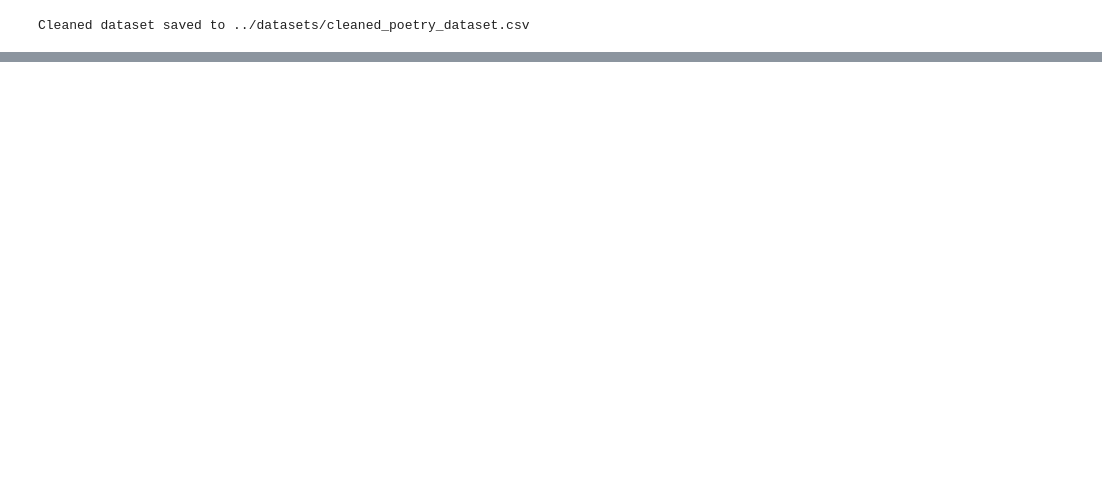
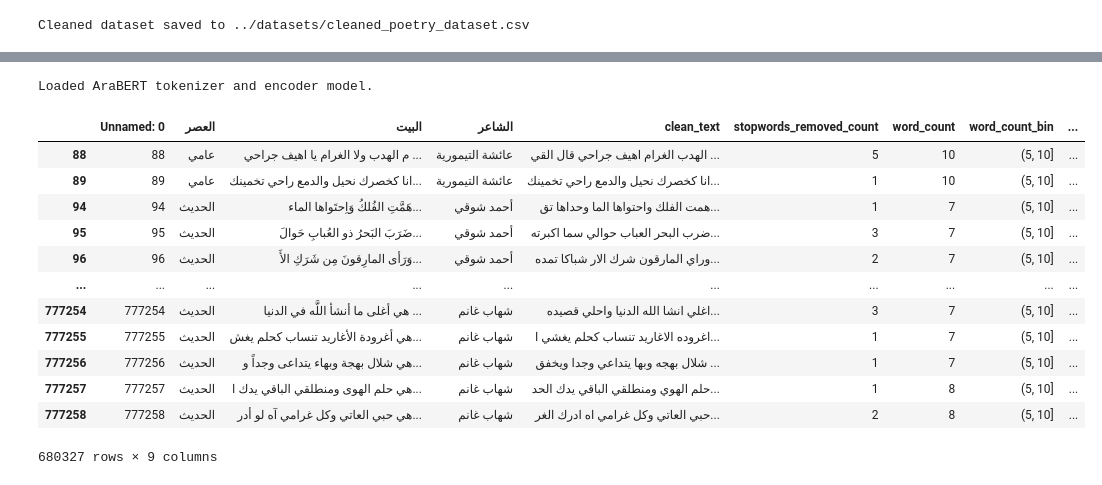
Before and after one commit to maryamabdallahmohamed/arabic_poetry_generator, a Jupyter notebook: notebooks/data_preprocessing.ipynb, the cells around one changed output, grey strips where cells are left out. Cells and saved outputs as stored; diff of their text form; code cells hidden in the pictures; blank space fills up the shorter version.

```diff
--- a/notebooks/data_preprocessing.ipynb
+++ b/notebooks/data_preprocessing.ipynb
@@ -176,0 +245,69 @@ Passing `palette` without assigning `hue` is deprecated and will be removed in v
+# %%
+tokenizer = AutoTokenizer.from_pretrained("aubmindlab/bert-base-arabertv02")
+model = AutoModel.from_pretrained("aubmindlab/bert-base-arabertv02")
+model.eval()
+
+print("Loaded AraBERT tokenizer and encoder model.")
+
+def get_mean_embedding(texts, max_len=128, device=None):
+    """
+    texts: list[str]
+    returns: (len(texts), hidden_size) numpy array of mean-pooled embeddings
+    """
+    device = device or ("mps" if torch.mps.is_available() else "cpu")
+    model.to(device)
+
+    enc = tokenizer(
+        texts,
+        return_tensors="pt",
+        truncation=True,
+        padding=True,
+        max_length=max_len
+    ).to(device)
+
+    with torch.no_grad():
+        outputs = model(**enc)
+
+    last_hidden = outputs.last_hidden_state
+    attention_mask = enc["attention_mask"].unsqueeze(-1)
+    masked_hidden = last_hidden * attention_mask
+
+    # Mean-pool over non-padded tokens
+    sums = masked_hidden.sum(dim=1)
+    counts = attention_mask.sum(dim=1).clamp(min=1)
+    mean_pooled = (sums / counts).cpu().numpy()
+    return mean_pooled
+
+
+BATCH_SIZE = 512
+embeddings = []
+texts = df["clean_text"].astype(str).tolist()
+
+for i in range(0, len(texts), BATCH_SIZE):
+    batch = texts[i:i+BATCH_SIZE]
+    batch_emb = get_mean_embedding(batch, max_len=64)
+    embeddings.append(batch_emb)
+
+import numpy as np
+embeddings = np.vstack(embeddings)
+
+
+df["embedding"] = embeddings.tolist()
+# %% [output]
+Loaded AraBERT tokenizer and encoder model.
+# %%
+df
+# %% [output]
+|  | Unnamed: 0 | العصر | البيت | الشاعر | clean_text | stopwords_removed_count | word_count | word_count_bin | ... |
+| 88 | 88 | عامي | م الهدب ولا الغرام يا اهيف جراحي ... | عائشة التيمورية | الهدب الغرام اهيف جراحي قال القي ... | 5 | 10 | (5, 10] | ... |
+| 89 | 89 | عامي | انا كخصرك نحيل والدمع راحي تخمينك... | عائشة التيمورية | انا كخصرك نحيل والدمع راحي تخمينك... | 1 | 10 | (5, 10] | ... |
+| 94 | 94 | الحديث | هَمَّتِ الفُلكُ وَاِحتَواها الماء... | أحمد شوقي | همت الفلك واحتواها الما وحداها تق... | 1 | 7 | (5, 10] | ... |
+| 95 | 95 | الحديث | ضَرَبَ البَحرُ ذو العُبابِ حَوالَ... | أحمد شوقي | ضرب البحر العباب حوالي سما اكبرته... | 3 | 7 | (5, 10] | ... |
+| 96 | 96 | الحديث | وَرَأى المارِقونَ مِن شَرَكِ الأَ... | أحمد شوقي | وراي المارقون شرك الار شباكا تمده... | 2 | 7 | (5, 10] | ... |
+| ... | ... | ... | ... | ... | ... | ... | ... | ... | ... |
+| 777254 | 777254 | الحديث | هي أغلى ما أنشأ اللَّه في الدنيا ... | شهاب غانم | اغلي انشا الله الدنيا واحلي قصيده... | 3 | 7 | (5, 10] | ... |
+| 777255 | 777255 | الحديث | هي أغرودة الأغاريد تنساب كحلم يغش... | شهاب غانم | اغروده الاغاريد تنساب كحلم يغشي ا... | 1 | 7 | (5, 10] | ... |
+| 777256 | 777256 | الحديث | هي شلال بهجة وبهاء يتداعى وجداً و... | شهاب غانم | شلال بهجه وبها يتداعي وجدا ويخفق ... | 1 | 7 | (5, 10] | ... |
+| 777257 | 777257 | الحديث | هي حلم الهوى ومنطلقي الباقي يدك ا... | شهاب غانم | حلم الهوي ومنطلقي الباقي يدك الحد... | 1 | 8 | (5, 10] | ... |
+| 777258 | 777258 | الحديث | هي حبي العاتي وكل غرامي آه لو أدر... | شهاب غانم | حبي العاتي وكل غرامي اه ادرك الغر... | 2 | 8 | (5, 10] | ... |
+680327 rows × 9 columns
```
Also changed, not shown: parts of 22 cells of this notebook, 2 other files.
